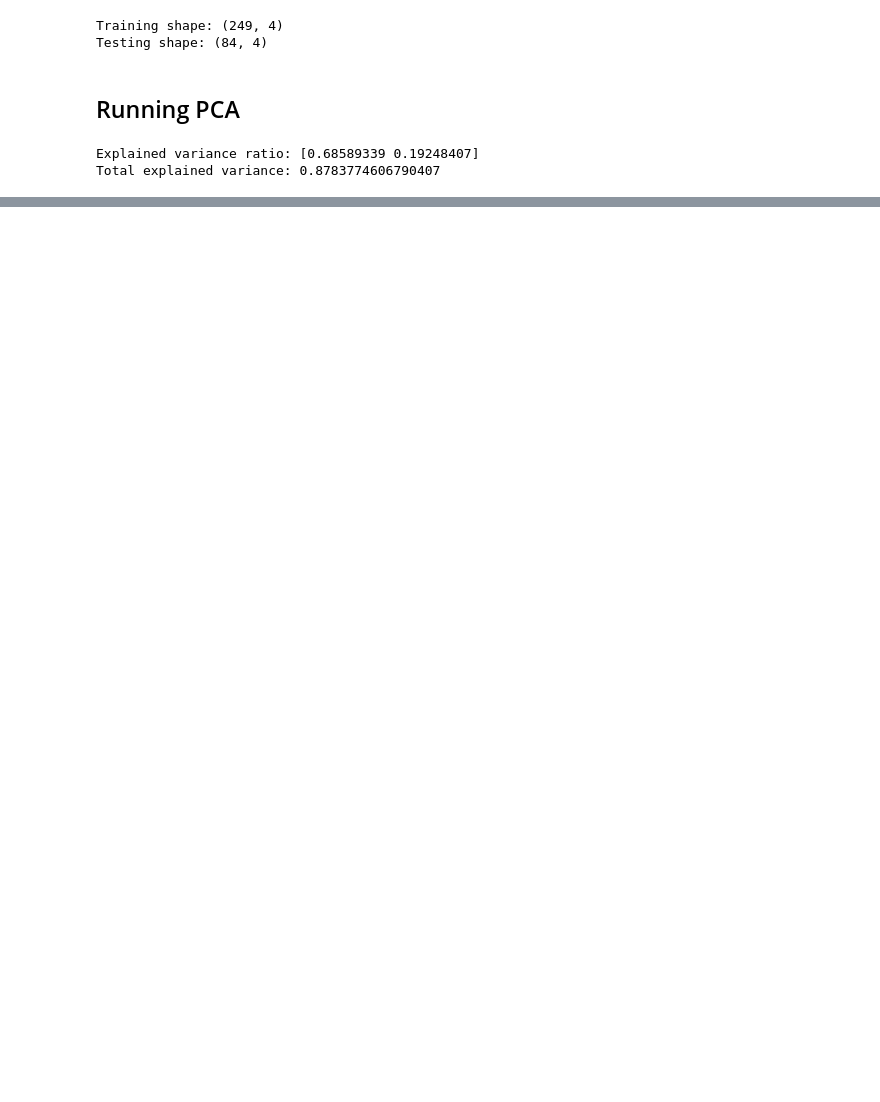
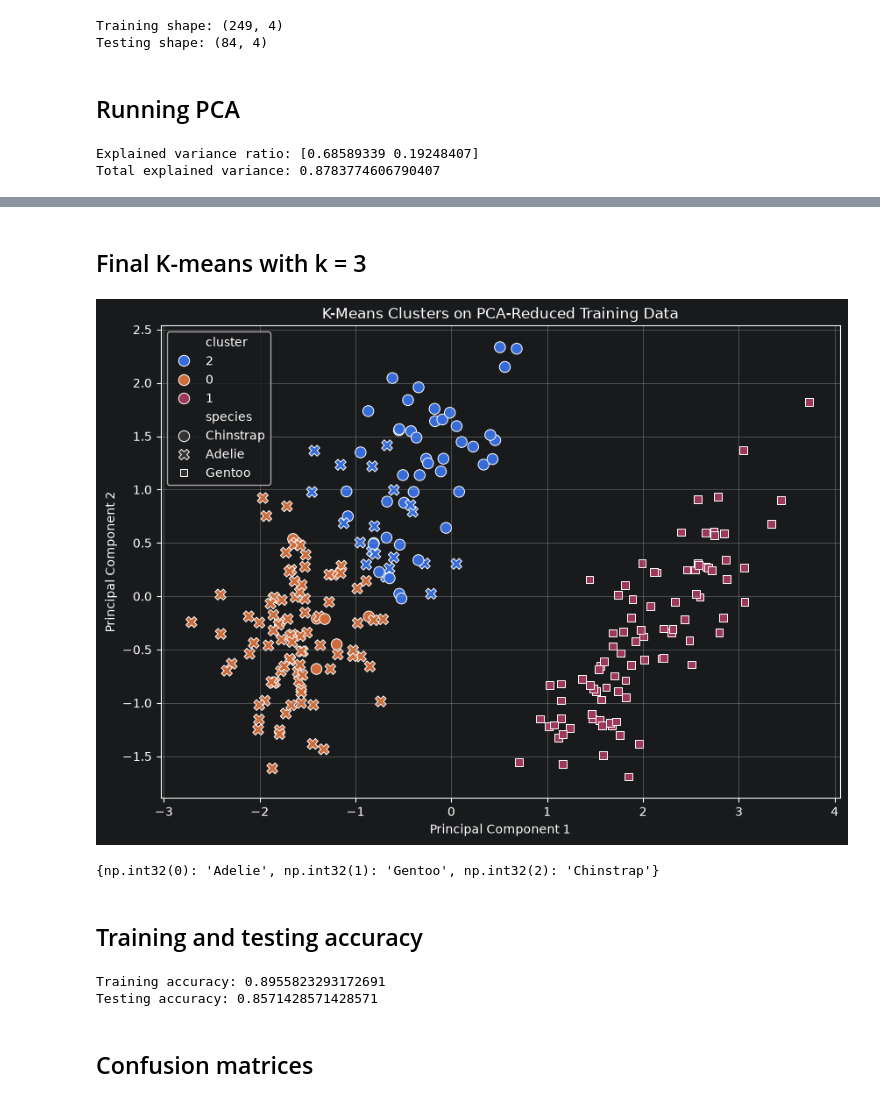
Before and after one commit to grateful-bread-dev/cpsc4970-m6, a Jupyter notebook: PCA_Clustering.ipynb, the cells around one changed output, grey strips where cells are left out. Cells and saved outputs as stored; diff of their text form; code cells hidden in the pictures; blank space fills up the shorter version.

```diff
--- a/PCA_Clustering.ipynb
+++ b/PCA_Clustering.ipynb
@@ -112,0 +214,56 @@ Total explained variance: 0.8783774606790407
+# %% [markdown]
+## Final K-means with k = 3
+# %%
+kmeans = KMeans(n_clusters=3, random_state=42, n_init=10)
+
+train_clusters = kmeans.fit_predict(X_train_pca)
+test_clusters = kmeans.predict(X_test_pca)
+
+train_cluster_df = train_pca_df.copy()
+train_cluster_df["cluster"] = train_clusters.astype(str)
+
+plt.figure(figsize=(10, 7))
+
+sns.scatterplot(
+    data=train_cluster_df,
+    x="PC1",
+    y="PC2",
+    hue="cluster",
+    style="species",
+    s=80
+)
+
+plt.title("K-Means Clusters on PCA-Reduced Training Data")
+plt.xlabel("Principal Component 1")
+plt.ylabel("Principal Component 2")
+plt.grid(True)
+plt.show()
+# %% [output]
+[figure, added]
+# %%
+cluster_to_species = {}
+
+for cluster in sorted(np.unique(train_clusters)):
+    species_in_cluster = y_train.to_numpy()[train_clusters == cluster]
+    majority_species = pd.Series(species_in_cluster).value_counts().idxmax()
+    cluster_to_species[cluster] = majority_species
+
+cluster_to_species
+# %% [output]
+{np.int32(0): 'Adelie', np.int32(1): 'Gentoo', np.int32(2): 'Chinstrap'}
+# %% [markdown]
+## Training and testing accuracy
+# %%
+train_pred_species = np.array([cluster_to_species[cluster] for cluster in train_clusters])
+test_pred_species = np.array([cluster_to_species[cluster] for cluster in test_clusters])
+
+train_accuracy = accuracy_score(y_train, train_pred_species)
+test_accuracy = accuracy_score(y_test, test_pred_species)
+
+print("Training accuracy:", train_accuracy)
+print("Testing accuracy:", test_accuracy)
+# %% [output]
+Training accuracy: 0.8955823293172691
+Testing accuracy: 0.8571428571428571
+# %% [markdown]
+## Confusion matrices
```
Also changed, not shown: parts of 13 cells of this notebook.
